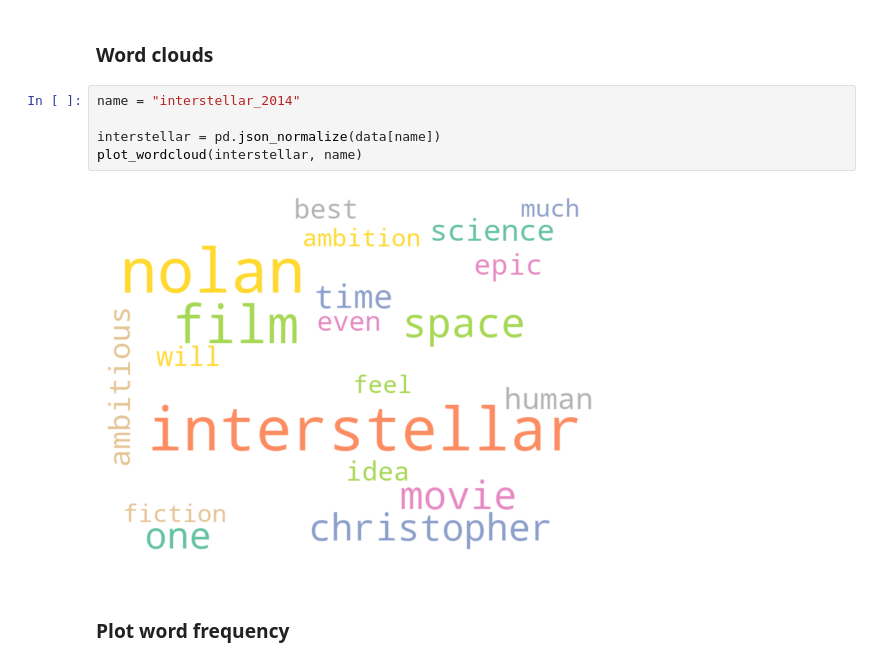
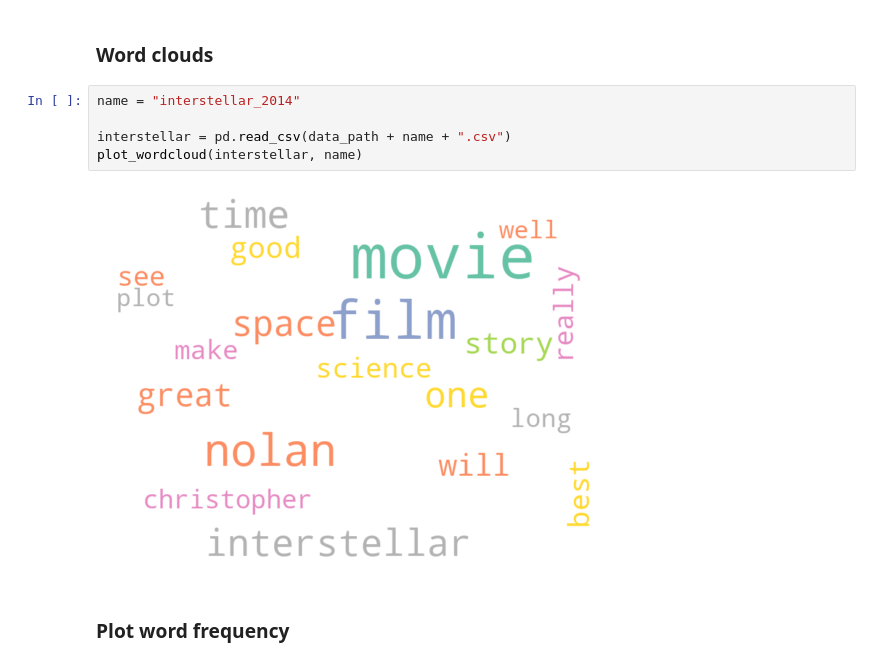
Before and after one commit to dominikpegler/computational-social-sciences, a Jupyter notebook: assignments/Assignment 1 - Analysis of movie reviews.ipynb, the cells around one changed output. Drawn from its saved outputs; the diff is of its cells as text.

```diff
--- a/assignments/Assignment 1 - Analysis of movie reviews.ipynb
+++ b/assignments/Assignment 1 - Analysis of movie reviews.ipynb
@@ -224,10 +213,10 @@ Wall time: 10.7 ms
 # %%
 name = "interstellar_2014"
 
-interstellar = pd.json_normalize(data[name])
+interstellar = pd.read_csv(data_path + name + ".csv")
 plot_wordcloud(interstellar, name)
 # %% [output]
-[figure, old version]
+[figure, new version]
 # %% [markdown]
 ### Plot word frequency
 # %%
```
Also changed, not shown: parts of 12 cells of this notebook, 3 other files.
